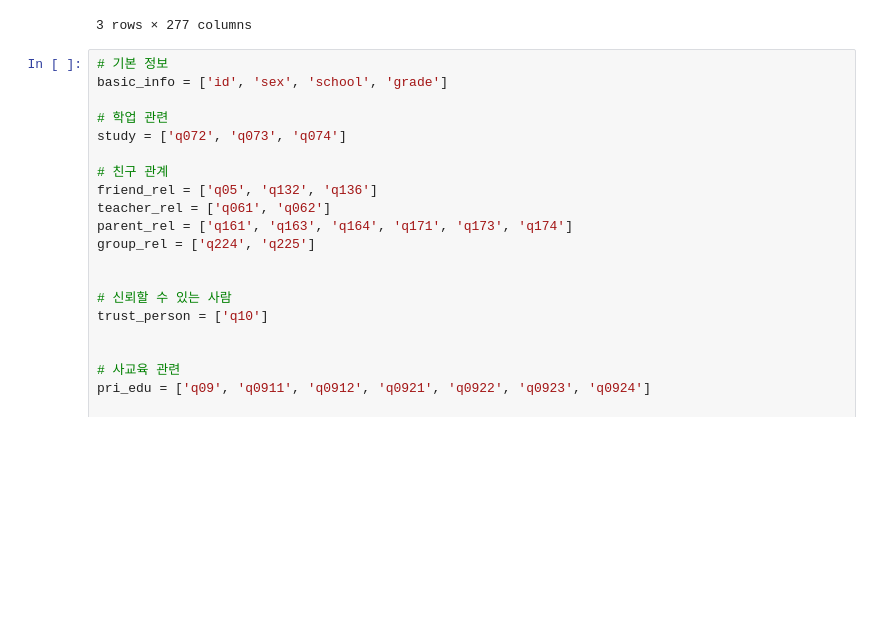
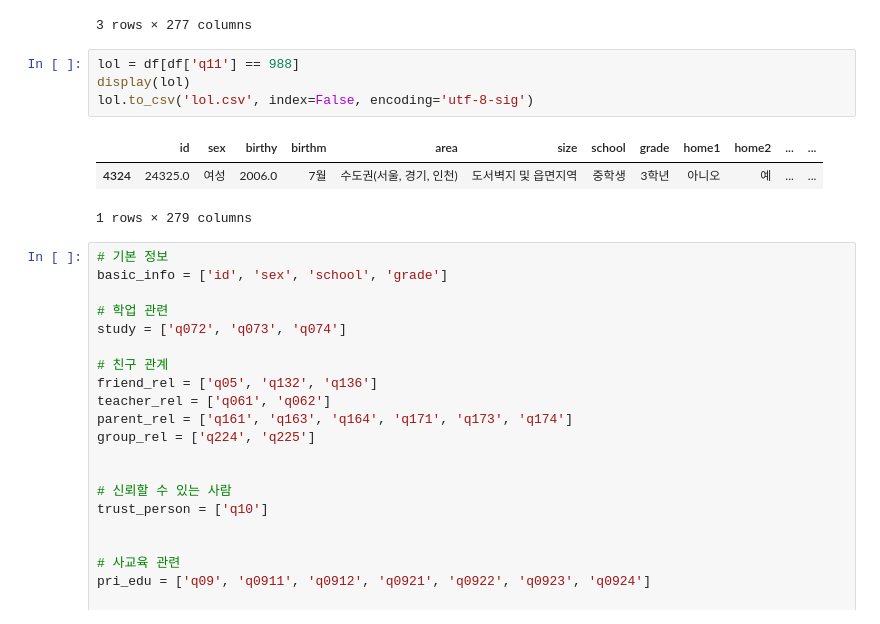
Before and after one commit to HyunsungRyu/education_analysis, a Jupyter notebook: happyindex.ipynb, the cells around one changed output. Saved outputs shown, nothing was run; the diff lists cells and outputs as text; blank space fills up the shorter version.

```diff
--- a/happyindex.ipynb
+++ b/happyindex.ipynb
@@ -16,6 +16,14 @@ df.head(3)
 | 1 | 20002.0 | 여성 | 2003.0 | 8월 | 충청권(대전, 충남, 충북) | 도서벽지 및 읍면지역 | 고등학생 | 3학년 | 예 | 예 | ... | ... |
 | 2 | 20003.0 | 여성 | 2003.0 | 9월 | 충청권(대전, 충남, 충북) | 도서벽지 및 읍면지역 | 고등학생 | 3학년 | 예 | 예 | ... | ... |
 3 rows × 277 columns
+# %%
+lol = df[df['q11'] == 988]
+display(lol)
+lol.to_csv('lol.csv', index=False, encoding='utf-8-sig')
+# %% [output]
+|  | id | sex | birthy | birthm | area | size | school | grade | home1 | home2 | ... | ... |
+| 4324 | 24325.0 | 여성 | 2006.0 | 7월 | 수도권(서울, 경기, 인천) | 도서벽지 및 읍면지역 | 중학생 | 3학년 | 아니오 | 예 | ... | ... |
+1 rows × 279 columns
 # %%
 # 기본 정보
 basic_info = ['id', 'sex', 'school', 'grade']
```
Also changed, not shown: parts of 17 cells of this notebook, 5 other files.
